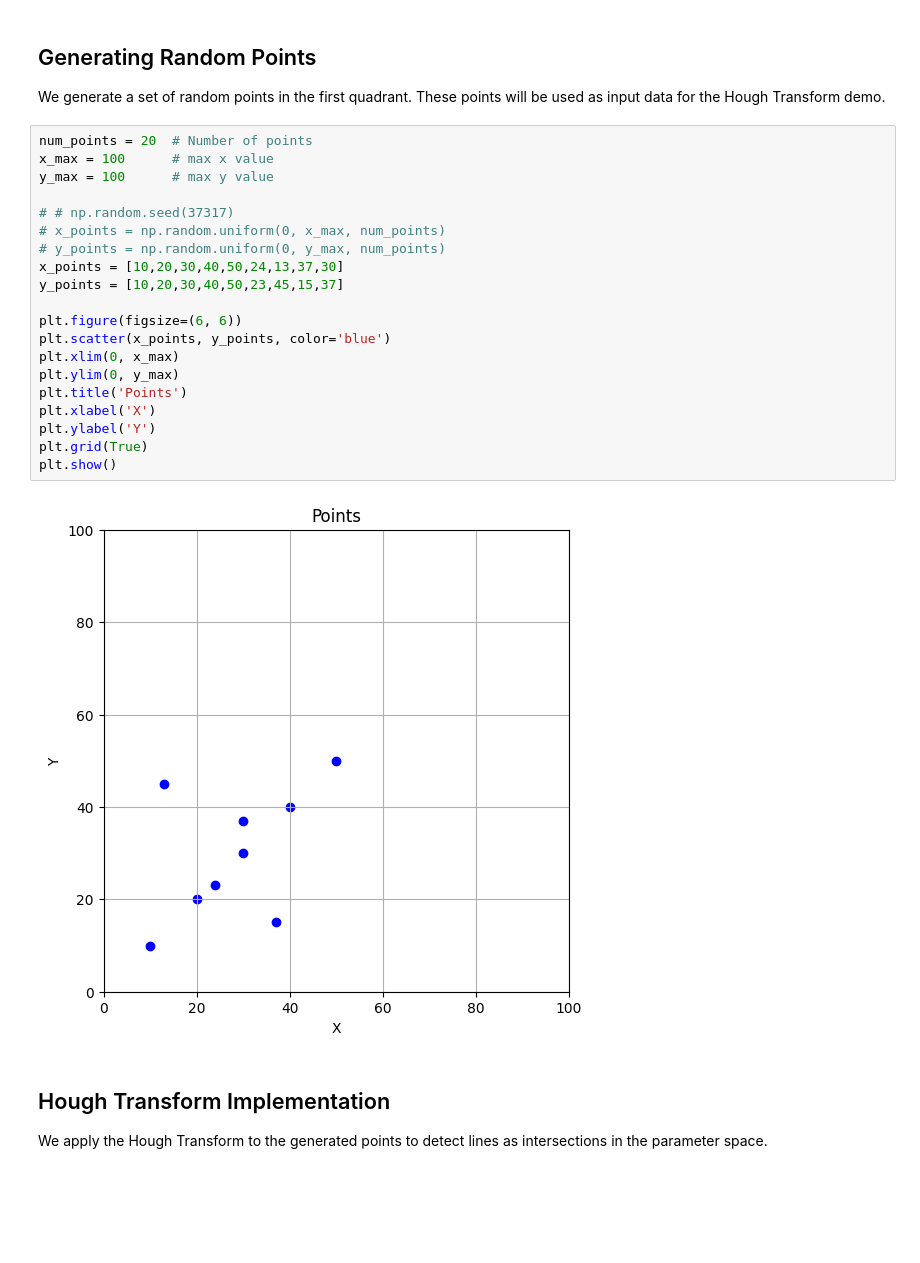
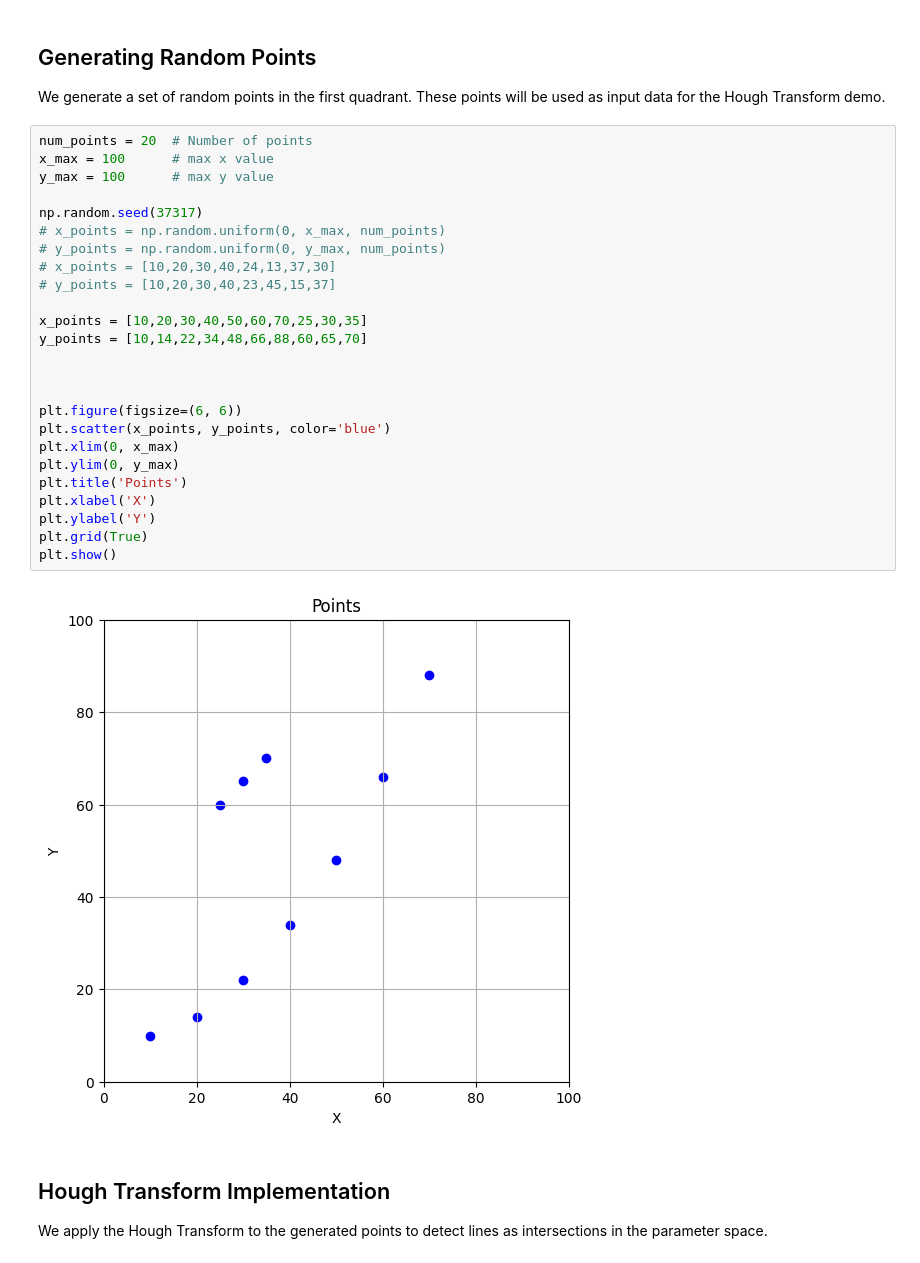
Before and after one commit to isaacGrinboim/Geometry---Hough-and-Canny, a Jupyter notebook: demo.ipynb, the cells around one changed output. Cells and saved outputs as stored; diff of their text form; blank space fills up the shorter version.

```diff
--- a/demo.ipynb
+++ b/demo.ipynb
@@ -14,25 +14,30 @@ These points will be used as input data for the Hough Transform demo.
 # %%
 num_points = 20  # Number of points
 x_max = 100      # max x value
 y_max = 100      # max y value
 
-# # np.random.seed(37317)
+np.random.seed(37317)
 # x_points = np.random.uniform(0, x_max, num_points)
 # y_points = np.random.uniform(0, y_max, num_points)
-x_points = [10,20,30,40,50,24,13,37,30]
-y_points = [10,20,30,40,50,23,45,15,37]
+# x_points = [10,20,30,40,24,13,37,30]
+# y_points = [10,20,30,40,23,45,15,37]
+
+x_points = [10,20,30,40,50,60,70,25,30,35]
+y_points = [10,14,22,34,48,66,88,60,65,70]
+
+
 
 plt.figure(figsize=(6, 6))
 plt.scatter(x_points, y_points, color='blue')
 plt.xlim(0, x_max)
 plt.ylim(0, y_max)
 plt.title('Points')
 plt.xlabel('X')
 plt.ylabel('Y')
 plt.grid(True)
 plt.show()
 # %% [output]
-[figure, old version]
+[figure, new version]
 # %% [markdown]
 ## Hough Transform Implementation
 
```
Also changed, not shown: parts of 15 cells of this notebook, 1 other file.
